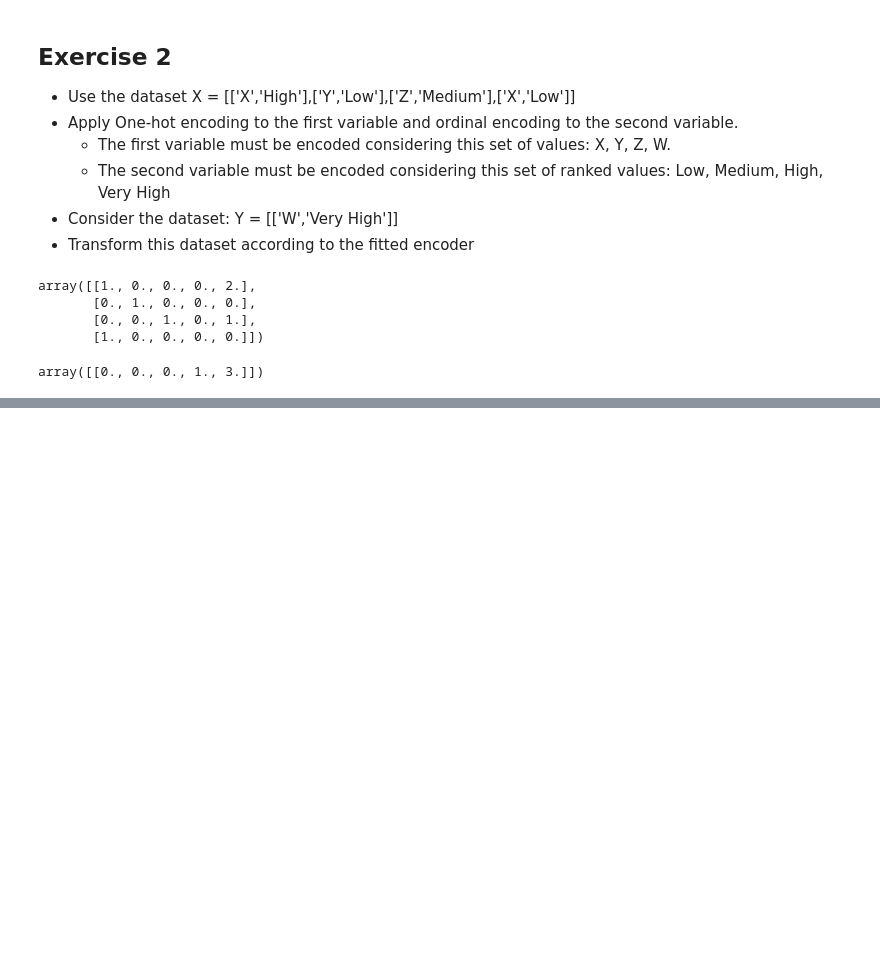
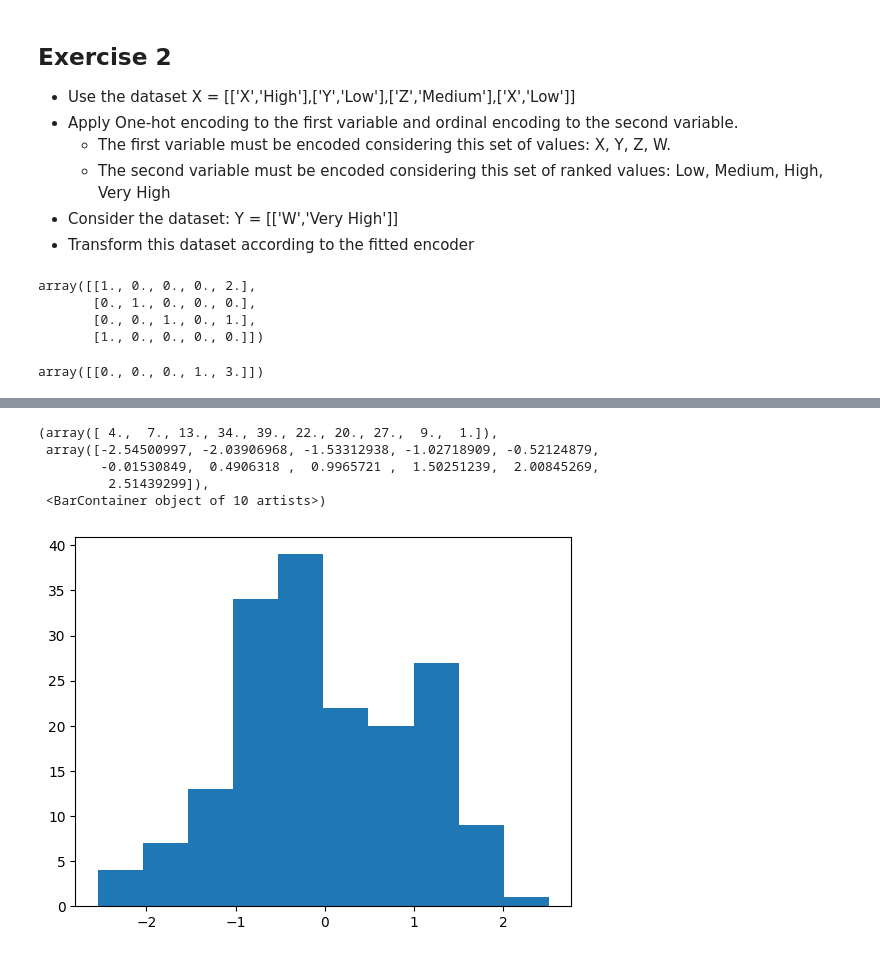
Before and after one commit to jslfree080/dataPreProcessing, a Jupyter notebook: src/main/python/dataPreProcessing.ipynb, the cells around one changed output, grey strips where cells are left out. Saved outputs shown, nothing was run; the diff lists cells and outputs as text; code cells hidden in the pictures; blank space fills up the shorter version.

```diff
--- a/src/main/python/dataPreProcessing.ipynb
+++ b/src/main/python/dataPreProcessing.ipynb
@@ -649,0 +690,13 @@ array([[0., 0., 0., 1., 3.]])
+# %%
+from sklearn.preprocessing import PowerTransformer
+
+transformer = PowerTransformer() # 'yeo-johnson',standardize=True
+t = transformer.fit_transform(df)
+plt.hist(t[:,0])
+# %% [output]
+(array([ 4.,  7., 13., 34., 39., 22., 20., 27.,  9.,  1.]),
+ array([-2.54500997, -2.03906968, -1.53312938, -1.02718909, -0.52124879,
+        -0.01530849,  0.4906318 ,  0.9965721 ,  1.50251239,  2.00845269,
+         2.51439299]),
+ <BarContainer object of 10 artists>)
+[figure, added]
```
Also changed, not shown: parts of 43 cells of this notebook, 2 other files.
